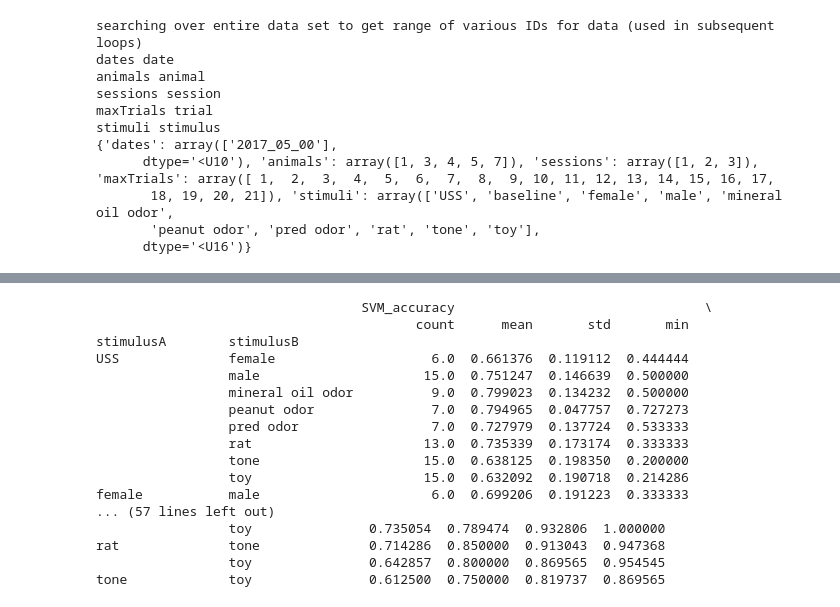
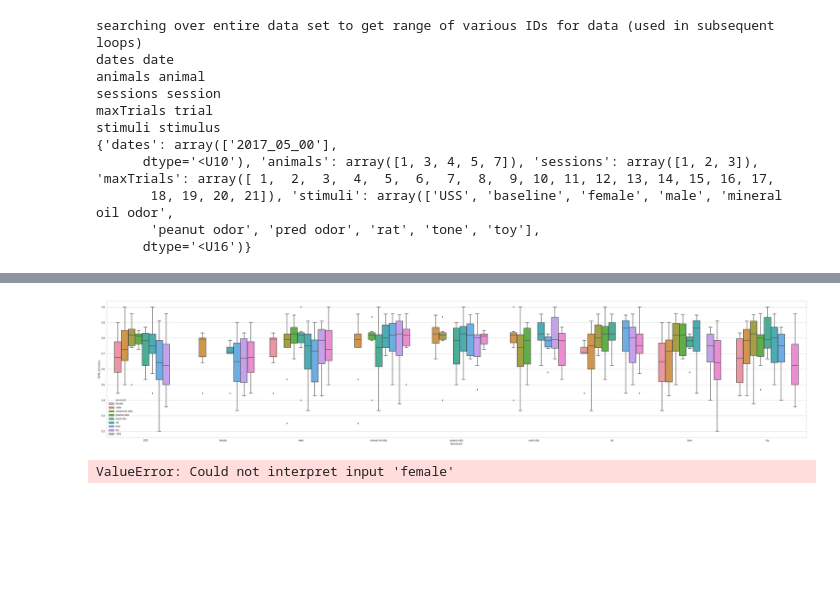
Before and after one commit to MHRosenberg/imagingAnalysis, a Jupyter notebook: python/tidyAnderizer_SVM.ipynb, the cells around one changed output, grey strips where cells are left out. Drawn from its saved outputs; the diff is of its cells as text; code cells hidden in the pictures; blank space fills up the shorter version.

```diff
--- a/python/tidyAnderizer_SVM.ipynb
+++ b/python/tidyAnderizer_SVM.ipynb
@@ -485,3 +550,31 @@ df_SVM.to_csv(OUTPUT_FILENAME, header=True, index=False)
+# %%
+df_plotRaw = pd.read_csv('/home/orthogonull/a_MHR/aa_research/aa_gitResearch/git_tracked/imagingAnalysis/python/SVM_analysis_raw_symmetric_2017_07_27__14_13.csv')
+sns.set(style="whitegrid", color_codes=True)
+
+fig, ax = plt.subplots(figsize=(50,10))
+
+# sns.swarmplot(x="stimulusA", y="SVM_accuracy", hue="stimulusB",data=df_plotRaw)
+sns.boxplot(x="stimulusA", y="SVM_accuracy", hue="stimulusB",data=df_plotRaw)
+# sns.violinplot(ax=ax, x="stimulusA", y="SVM_accuracy", hue="stimulusB",data=df_plotRaw)
+
+
+
+plt.show()
+# savefig('summaryFig.png')
+# %% [output]
+[figure, added]
+# %%
+stimGrouped = df_SVM.groupby(['stimulusA','stimulusB'], as_index=True)
+df_SVM_summaryDesc = stimGrouped.describe()
+
+sns.set(style="whitegrid", color_codes=True)
+sns.swarmplot(x="female", y="SVM_accuracy.mean", data=df_SVM_summaryDesc)
+plt.show()
+
+print(df_SVM_summaryDesc)
+print(type(df_SVM_summaryDesc))
+# %% [output]
+ValueError: Could not interpret input 'female'
 # %%
 ## save summary svm data
 
@@ -489,32 +582,13 @@ df_SVM.to_csv(OUTPUT_FILENAME, header=True, index=False)
 
 # f = {'SVM_accuracy':['sum','mean'], 'B':['prod']}
 
-stimGrouped = df_SVM.groupby(['stimulusA','stimulusB'], as_index=True)
-df_SVM_summaryDesc = stimGrouped.describe()
+
 
 print(stimGrouped.describe())
 
 # Write out raw analysis to csv file
 OUTPUT_FILENAME = 'SVM_analysis_summary' + timestr + '.csv'
 df_SVM_summaryDesc.to_csv(OUTPUT_FILENAME, header=True, index=True)
-# %% [output]
-                                  SVM_accuracy                                \
-                                         count      mean       std       min
-stimulusA        stimulusB
-USS              female                    6.0  0.661376  0.119112  0.444444
-                 male                     15.0  0.751247  0.146639  0.500000
-                 mineral oil odor          9.0  0.799023  0.134232  0.500000
-                 peanut odor               7.0  0.794965  0.047757  0.727273
-                 pred odor                 7.0  0.727979  0.137724  0.533333
-                 rat                      13.0  0.735339  0.173174  0.333333
-                 tone                     15.0  0.638125  0.198350  0.200000
-                 toy                      15.0  0.632092  0.190718  0.214286
-female           male                      6.0  0.699206  0.191223  0.333333
-... (57 lines left out)
-                 toy               0.735054  0.789474  0.932806  1.000000
-rat              tone              0.714286  0.850000  0.913043  0.947368
-                 toy               0.642857  0.800000  0.869565  0.954545
-tone             toy               0.612500  0.750000  0.819737  0.869565
 # %%
 ## junk / notes
 
```
Also changed, not shown: parts of 8 cells of this notebook, 1 other file.
